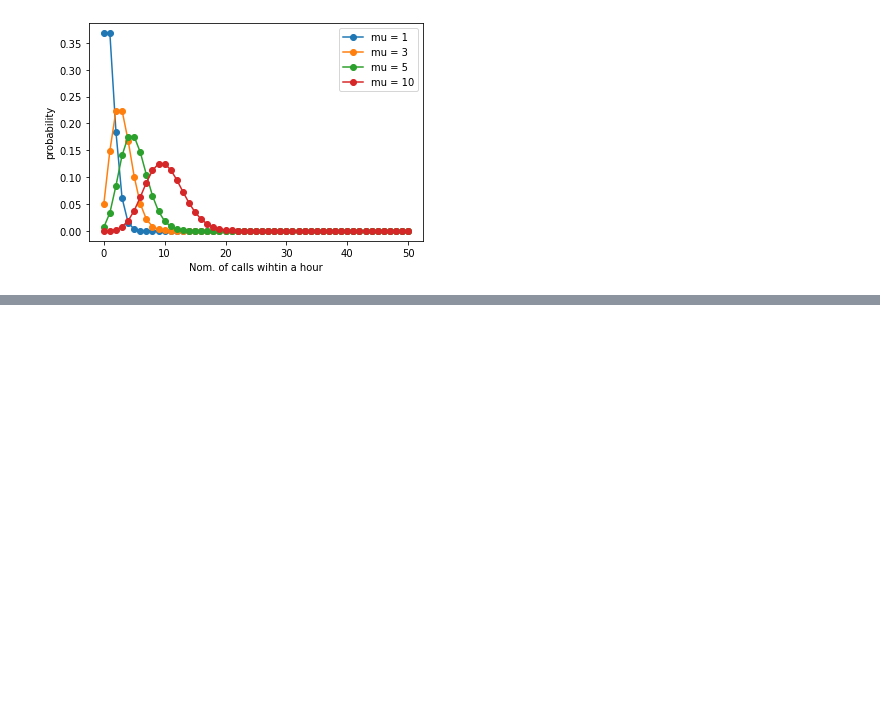
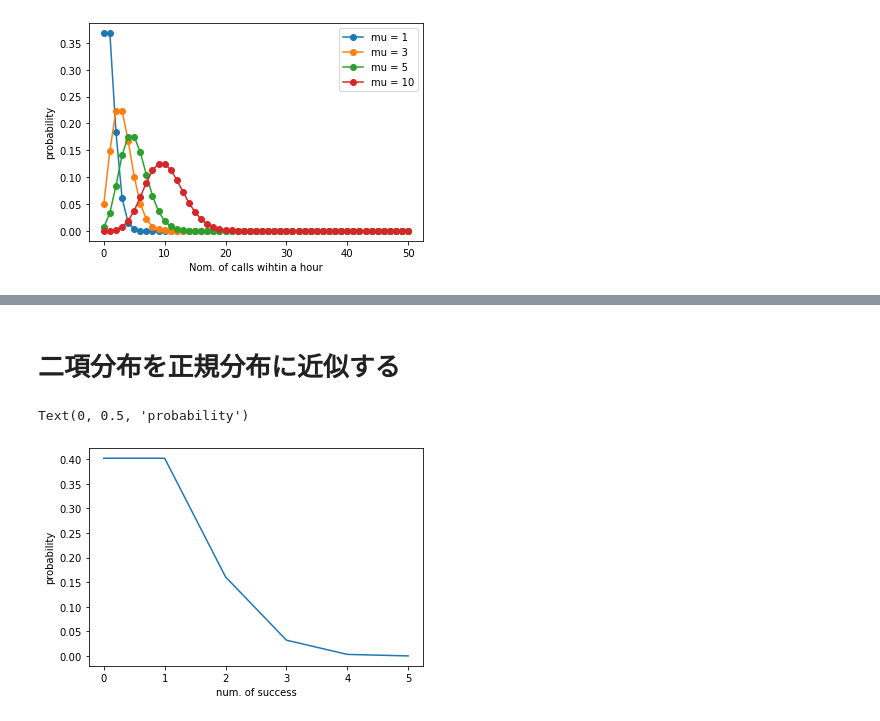
Before and after one commit to ayakamori0702/my_study, a Jupyter notebook: math.ipynb, the cells around one changed output, grey strips where cells are left out. Cells and saved outputs as stored; diff of their text form; code cells hidden in the pictures; blank space fills up the shorter version.

```diff
--- a/math.ipynb
+++ b/math.ipynb
@@ -298,0 +332,18 @@ Text(0, 0.5, 'probability')
+# %% [markdown]
+# 二項分布を正規分布に近似する
+# %%
+import numpy as np
+import matplotlib.pyplot as plt
+%matplotlib inline
+
+from scipy.stats import binom
+n = 5
+p = 1/6
+x = np.arange(n+1)
+y = binom.pmf(k=x,p=p, n=n)
+plt.plot(x, y)
+plt.xlabel("num. of success")
+plt.ylabel("probability")
+# %% [output]
+Text(0, 0.5, 'probability')
+[figure, added]
```
Also changed, not shown: parts of 8 cells of this notebook.
